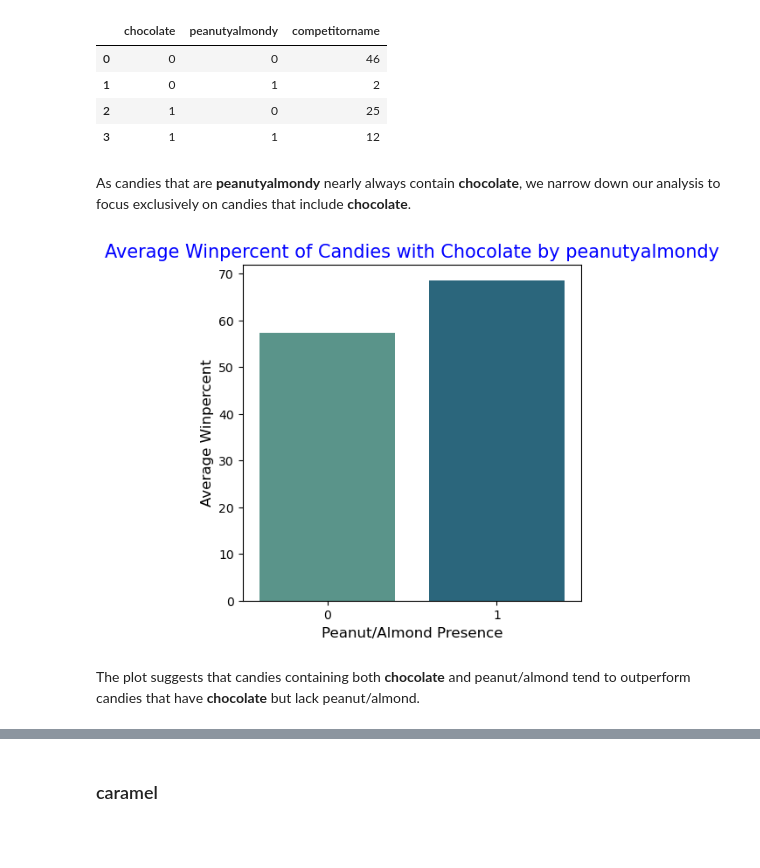
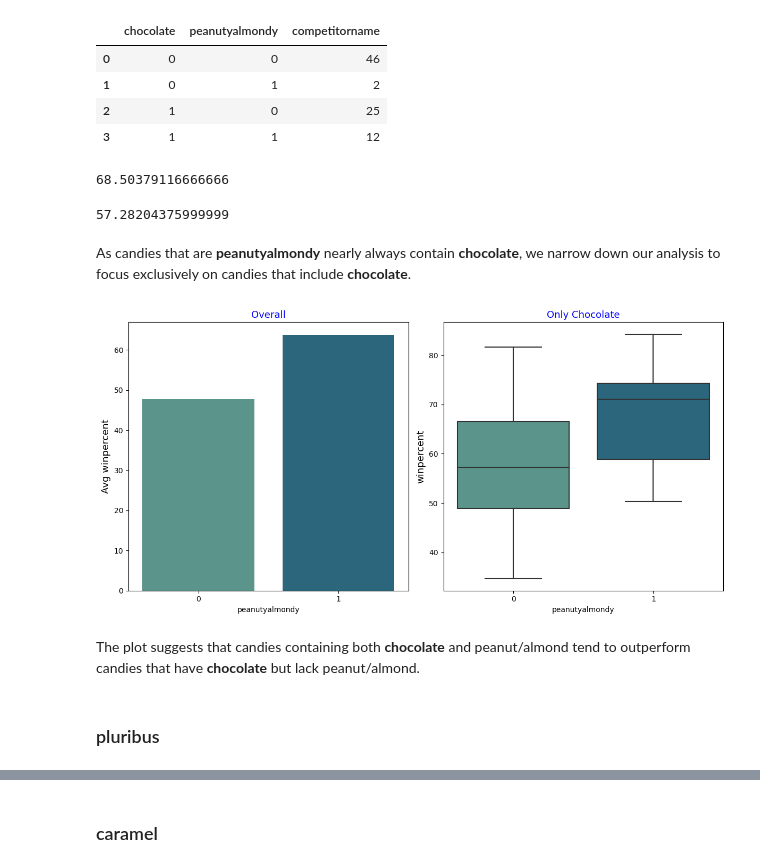
Before and after one commit to Jrana1/Candy-Ranking-Analysis, a Jupyter notebook: Lidl-Analytics-Case-Study.ipynb, the cells around one changed output, grey strips where cells are left out. Drawn from its saved outputs; the diff is of its cells as text; code cells hidden in the pictures; blank space fills up the shorter version.

```diff
--- a/Lidl-Analytics-Case-Study.ipynb
+++ b/Lidl-Analytics-Case-Study.ipynb
@@ -377,0 +423,18 @@ Initially, a strong correlation was found between **bar** and **winpercent**, bu
+# %%
+## function show winpercent of a feature overall and in combination with chocolate with the help of bar and boxplot
+def bar_box_plot_showing_winpercent(x):
+    # Calculate the average winpercent for candies grouped by a given variable
+    avg_winpercent = df.groupby(x)['winpercent'].mean().reset_index()
+
+    fig, ax = plt.subplots(1, 2, figsize=(12, 6))  # Corrected figsize and subplot layout
+
+    sns.barplot(x=x,y='winpercent', data=avg_winpercent, palette='crest', ax=ax[0])  # Plotting count plot
+    sns.boxplot(data=df[df['chocolate']==1], x=x, y="winpercent", palette="crest")
+
+    ax[0].set_title('Overall',fontsize=13,color='blue')  # Adding title to count plot
+    ax[1].set_title('Only Chocolate',fontsize=13,color='blue')  # Adding title to boxen plot
+    ax[0].set_ylabel('Avg winpercent',fontsize=13)
+    ax[1].set_ylabel('winpercent',fontsize=13)
+    plt.tight_layout()  # Adjusts subplot parameters to give specified padding
+    plt.show()
+    plt.show()
@@ -387,18 +456,22 @@ df[['chocolate', 'peanutyalmondy', 'competitorname'
 | 1 | 0 | 1 | 2 |
 | 2 | 1 | 0 | 25 |
 | 3 | 1 | 1 | 12 |
+# %%
+get_mean_winpercent_chocolate_with_x('peanutyalmondy')
+# %% [output]
+68.50379116666666
+# %%
+get_mean_winpercent_chocolate_without_x('peanutyalmondy')
+# %% [output]
+57.28204375999999
 # %% [markdown]
 As candies that are **peanutyalmondy** nearly always contain **chocolate**, we narrow down our analysis to focus exclusively on candies that include **chocolate**.
 # %%
-# Calculate the average winpercent for candies with chocolate grouped by peanutyalmondy
-avg_winpercent = df[df['chocolate'] == 1].groupby('peanutyalmondy')['winpercent'].mean().reset_index()
-plt.figure(figsize=(5, 5))
-sns.barplot(data=avg_winpercent, x='peanutyalmondy', y='winpercent', palette='crest')
-plt.title("Average Winpercent of Candies with Chocolate by peanutyalmondy", fontsize=15, color='blue')
-plt.xlabel("Peanut/Almond Presence", fontsize=12)
-plt.ylabel("Average Winpercent", fontsize=12)
-plt.show()
+## winpercent of peanutyalmondy overall and also in combination with chocolate
+bar_box_plot_showing_winpercent('peanutyalmondy')
 # %% [output]
-[figure, old version]
+[figure, new version]
 # %% [markdown]
 The plot suggests that candies containing both **chocolate** and peanut/almond tend to outperform candies that have **chocolate** but lack peanut/almond.
+# %% [markdown]
+### pluribus
```
Also changed, not shown: parts of 101 cells of this notebook.
